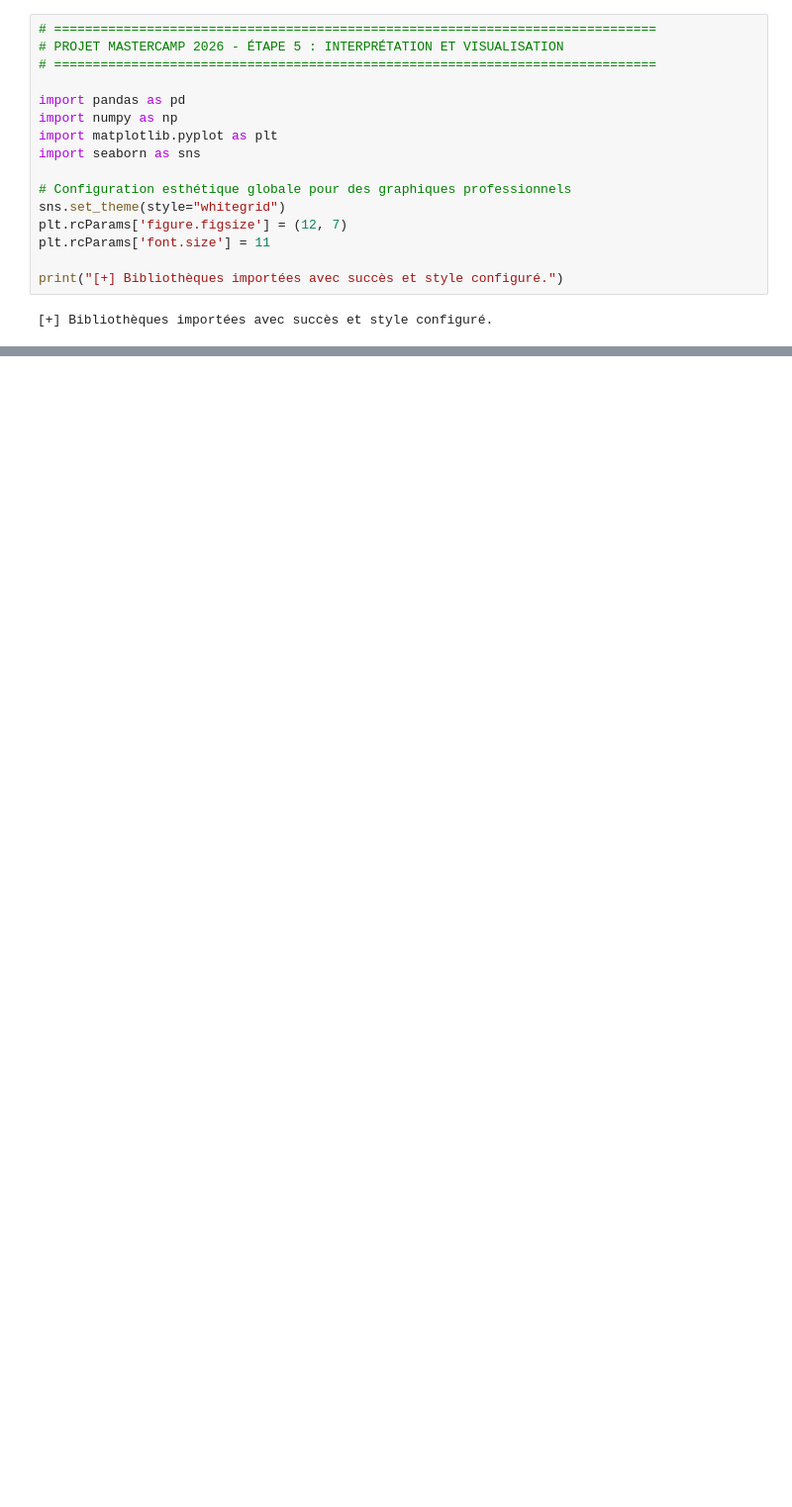
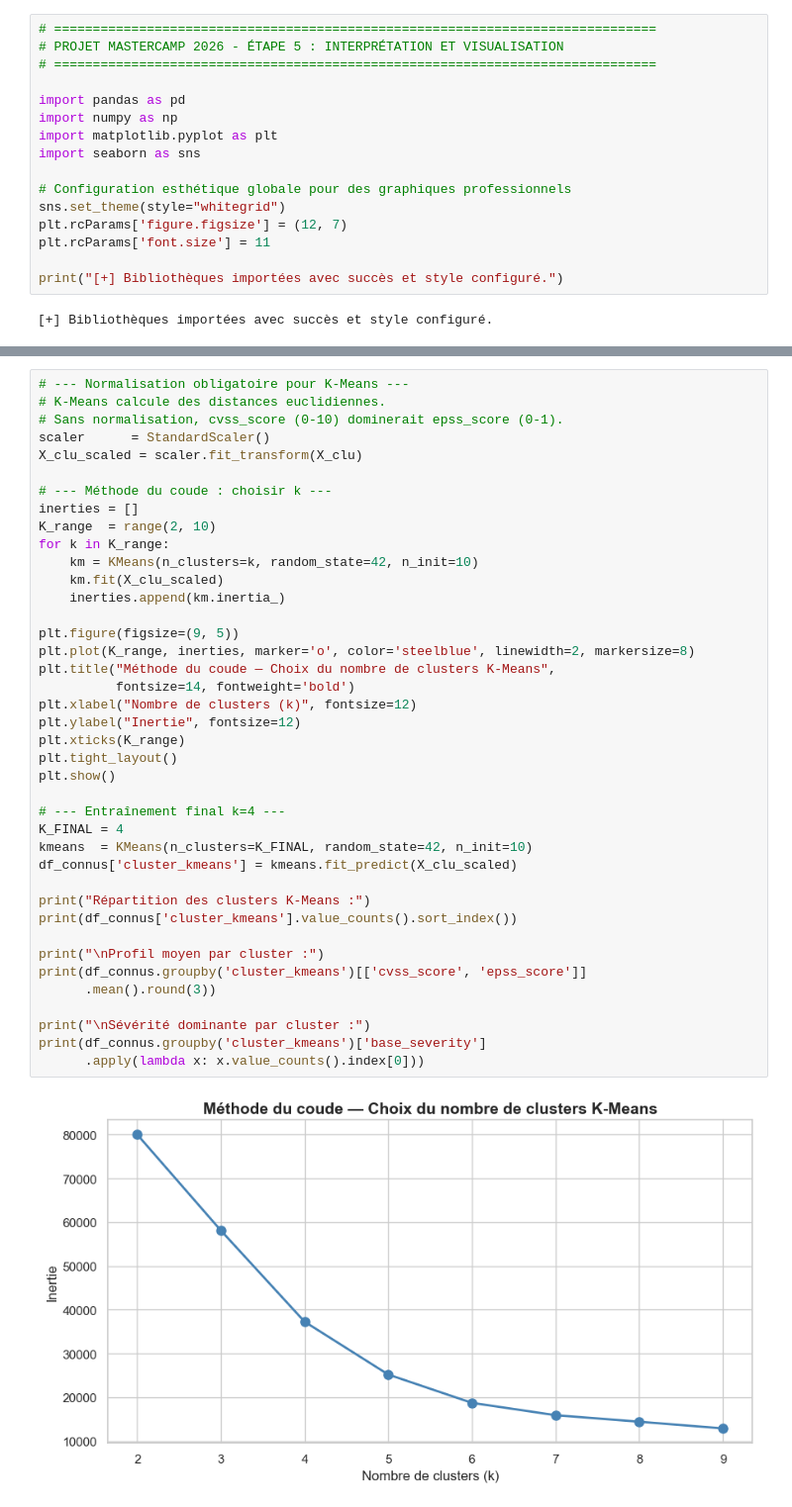
Before and after one commit to Gaellecourr/ProjetFinalAtelierData, a Jupyter notebook: Visualizations.ipynb, the cells around one changed output, grey strips where cells are left out. Shown at 99% size. Drawn from its saved outputs; the diff is of its cells as text; blank space fills up the shorter version.

```diff
--- a/Visualizations.ipynb
+++ b/Visualizations.ipynb
@@ -236,0 +353,42 @@ plt.show()
+# %%
+# --- Normalisation obligatoire pour K-Means ---
+# K-Means calcule des distances euclidiennes.
+# Sans normalisation, cvss_score (0-10) dominerait epss_score (0-1).
+scaler      = StandardScaler()
+X_clu_scaled = scaler.fit_transform(X_clu)
+
+# --- Méthode du coude : choisir k ---
+inerties = []
+K_range  = range(2, 10)
+for k in K_range:
+    km = KMeans(n_clusters=k, random_state=42, n_init=10)
+    km.fit(X_clu_scaled)
+    inerties.append(km.inertia_)
+
+plt.figure(figsize=(9, 5))
+plt.plot(K_range, inerties, marker='o', color='steelblue', linewidth=2, markersize=8)
+plt.title("Méthode du coude — Choix du nombre de clusters K-Means",
+          fontsize=14, fontweight='bold')
+plt.xlabel("Nombre de clusters (k)", fontsize=12)
+plt.ylabel("Inertie", fontsize=12)
+plt.xticks(K_range)
+plt.tight_layout()
+plt.show()
+
+# --- Entraînement final k=4 ---
+K_FINAL = 4
+kmeans  = KMeans(n_clusters=K_FINAL, random_state=42, n_init=10)
+df_connus['cluster_kmeans'] = kmeans.fit_predict(X_clu_scaled)
+
+print("Répartition des clusters K-Means :")
+print(df_connus['cluster_kmeans'].value_counts().sort_index())
+
+print("\nProfil moyen par cluster :")
+print(df_connus.groupby('cluster_kmeans')[['cvss_score', 'epss_score']]
+      .mean().round(3))
+
+print("\nSévérité dominante par cluster :")
+print(df_connus.groupby('cluster_kmeans')['base_severity']
+      .apply(lambda x: x.value_counts().index[0]))
+# %% [output]
+[figure, added]
```
Also changed, not shown: parts of 45 cells of this notebook, 1 other file.
